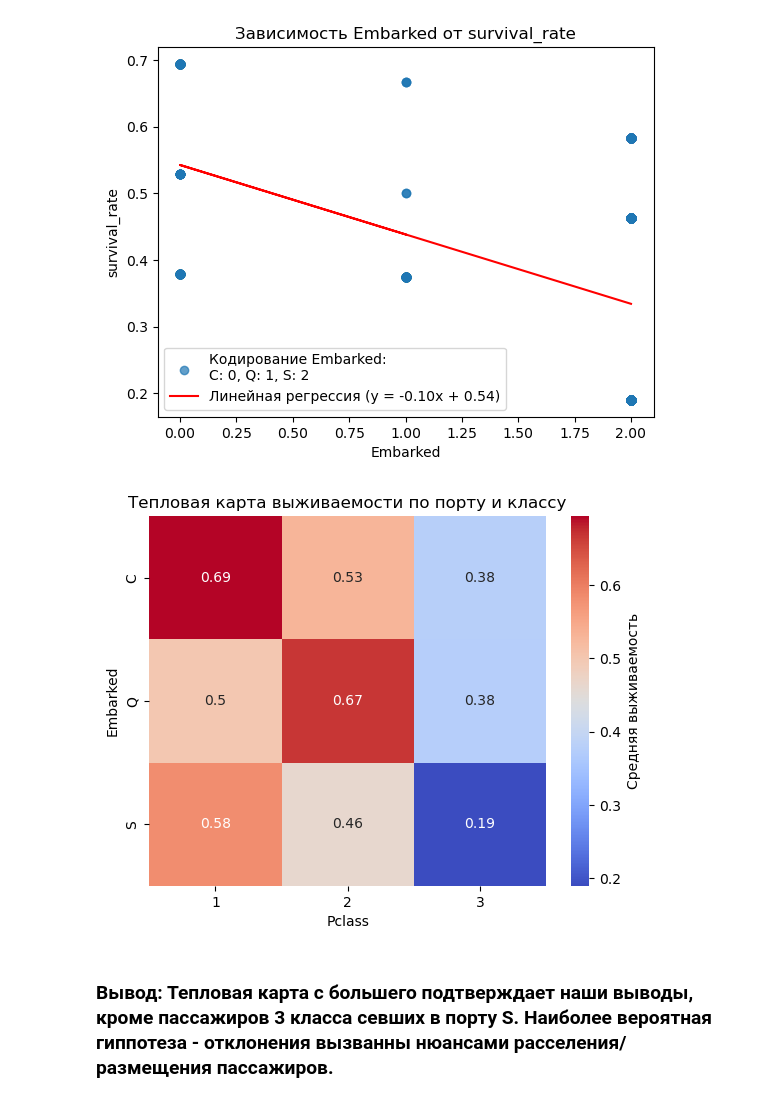
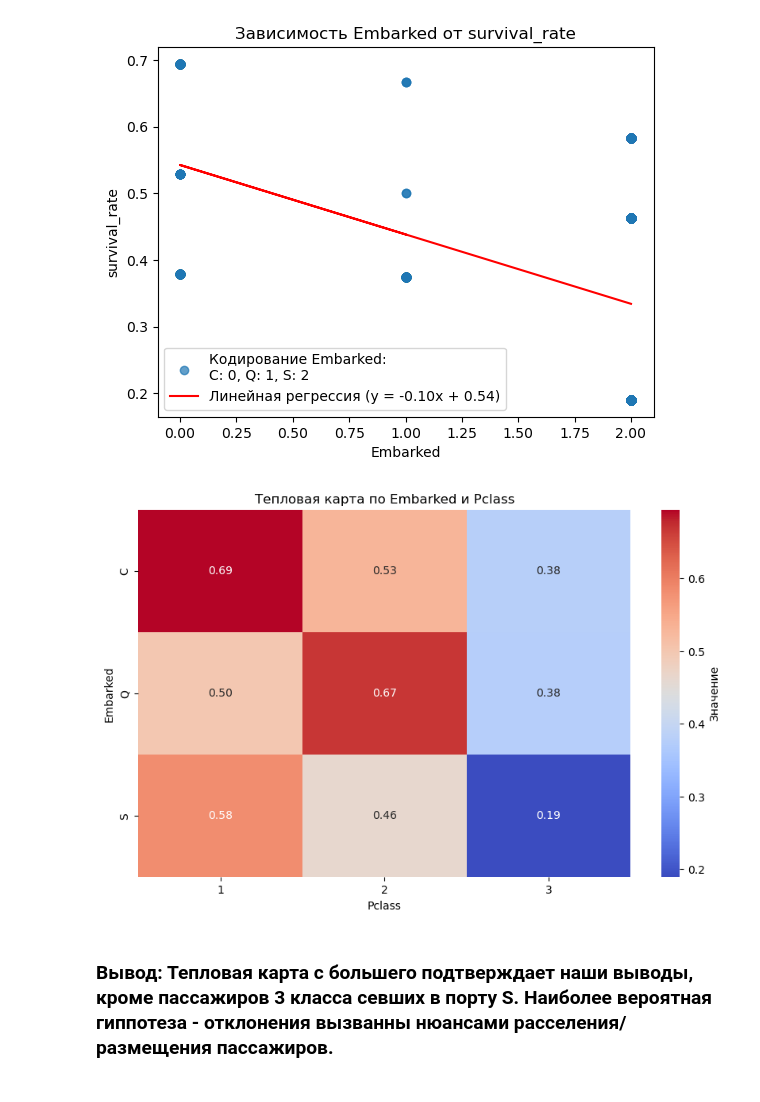
Before and after one commit to Saatarko/HomeworkDS, a Jupyter notebook: lesson8.ipynb, the cells around one changed output. Cells and saved outputs as stored; diff of their text form; code cells hidden in the pictures.

```diff
--- a/lesson8.ipynb
+++ b/lesson8.ipynb
@@ -585,14 +626,9 @@ survivors.make_graf('Embarked','survival_rate', 'regression')
 # %%
 # Точечный график для обхединенных столбов почти не изменился поэтому попробуем построить тепловую карту
 
-pivot_table = survivors.df.pivot_table(index='Embarked', columns='Pclass', values='survival_rate', aggfunc='mean')
-sns.heatmap(pivot_table, annot=True, cmap='coolwarm', cbar_kws={'label': 'Средняя выживаемость'})
-
-# Добавим заголовок
-plt.title('Тепловая карта выживаемости по порту и классу')
-plt.show()
+survivors.heatmap('Embarked', 'Pclass', 'survival_rate', pivot=True)
 # %% [output]
-[figure, old version]
+[figure, new version]
 # %% [markdown]
 ### Вывод: Тепловая карта с большего подтверждает наши выводы, кроме пассажиров 3 класса севших в порту S. Наиболее вероятная гиппотеза - отклонения вызванны нюансами расселения/ размещения пассажиров.
 # %% [markdown]
```
Also changed, not shown: parts of 8 cells of this notebook.
